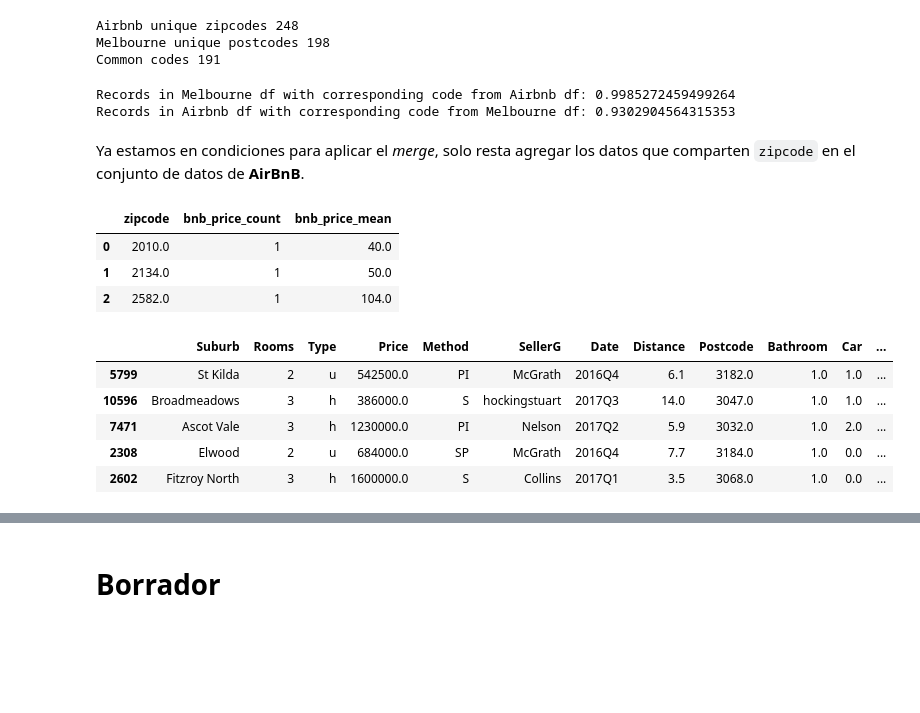
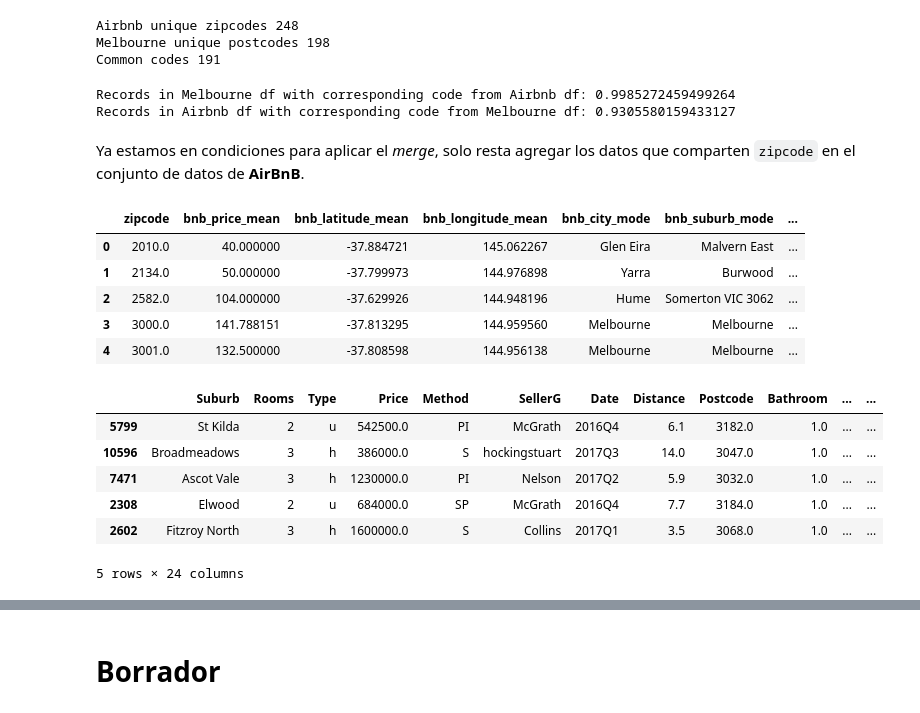
Before and after one commit to mgobbi289/DiploDatos, a Jupyter notebook: AnalisisyCuracion/Entregable_Parte_1.ipynb, the cells around one changed output, grey strips where cells are left out. Saved outputs shown, nothing was run; the diff lists cells and outputs as text; code cells hidden in the pictures; blank space fills up the shorter version.

```diff
--- a/AnalisisyCuracion/Entregable_Parte_1.ipynb
+++ b/AnalisisyCuracion/Entregable_Parte_1.ipynb
@@ -514,0 +548,3 @@ bnb_df = airbnb_df.copy()
+# %%
+# Eliminamos los outliers de ambos extremos de la distribución
+bnb_df = clean_outliers(bnb_df, 'price')
@@ -544,0 +650,2 @@ De las **13** columnas, solo se analizaron **4**...
+# %%
+bnb_df = bnb_df.drop(['street', 'state'], axis=1)
@@ -571,34 +694,53 @@ print(f'Records in Melbourne df with corresponding code from Airbnb df: {pMelbou
 print(f'Records in Airbnb df with corresponding code from Melbourne df: {pAirbnb}')
 # %% [output]
 Records in Melbourne df with corresponding code from Airbnb df: 0.9985272459499264
-Records in Airbnb df with corresponding code from Melbourne df: 0.9302904564315353
+Records in Airbnb df with corresponding code from Melbourne df: 0.9305580159433127
 # %% [markdown]
 Ya estamos en condiciones para aplicar el *merge*, solo resta agregar los datos que comparten `zipcode` en el conjunto de datos de **AirBnB**.
 # %%
-relevant_cols = ['price', 'zipcode']
+relevant_cols = ['price', 'zipcode', 'latitude', 'longitude', 'city', 'suburb', 'neighborhood']
+# %%
+def agg_mode(series):
+    """
+    Cada entrada en el DS de AirBnB, tendrá algunas variables categóricas.
+    Por cada agrupamiento de categorías, calcularemos su respectiva moda.
+    """
+    mode_df = series.mode()
+    if mode_df.empty:
+        # No hay valores, deberemos imputar más adelante.
+        return numpy.nan
+    # De manera arbitraria, tomamos solo una de las modas.
+    return mode_df.head(1)
 # %%
-price_by_zipcode = bnb_df[relevant_cols].groupby('zipcode')\
-    .agg(bnb_price_count=('price', 'count'),
-         bnb_price_mean=('price', 'mean'))\
+bnb_by_zipcode = bnb_df[relevant_cols].groupby('zipcode')\
+    .agg(bnb_price_mean=('price', 'mean'),
+         bnb_latitude_mean=('latitude', 'mean'),
+         bnb_longitude_mean=('longitude', 'mean'),
+         bnb_city_mode=('city', agg_mode),
+         bnb_suburb_mode=('suburb', agg_mode),
+         bnb_neighborhood_mode=('neighborhood', agg_mode))\
     .reset_index()
 
-price_by_zipcode.head(3)
+bnb_by_zipcode.head(5)
 # %% [output]
-|  | zipcode | bnb_price_count | bnb_price_mean |
-| 0 | 2010.0 | 1 | 40.0 |
-| 1 | 2134.0 | 1 | 50.0 |
-| 2 | 2582.0 | 1 | 104.0 |
+|  | zipcode | bnb_price_mean | bnb_latitude_mean | bnb_longitude_mean | bnb_city_mode | bnb_suburb_mode | ... |
+| 0 | 2010.0 | 40.000000 | -37.884721 | 145.062267 | Glen Eira | Malvern East | ... |
+| 1 | 2134.0 | 50.000000 | -37.799973 | 144.976898 | Yarra | Burwood | ... |
+| 2 | 2582.0 | 104.000000 | -37.629926 | 144.948196 | Hume | Somerton VIC 3062 | ... |
+| 3 | 3000.0 | 141.788151 | -37.813295 | 144.959560 | Melbourne | Melbourne | ... |
+| 4 | 3001.0 | 132.500000 | -37.808598 | 144.956138 | Melbourne | Melbourne | ... |
 # %%
-merged_df = df.merge(price_by_zipcode, how='left', left_on='Postcode', right_on='zipcode')
+merged_df = df.merge(bnb_by_zipcode, how='left', left_on='Postcode', right_on='zipcode')
 
 merged_df.sample(5, random_state=123)
 # %% [output]
-|  | Suburb | Rooms | Type | Price | Method | SellerG | Date | Distance | Postcode | Bathroom | Car | ... |
-| 5799 | St Kilda | 2 | u | 542500.0 | PI | McGrath | 2016Q4 | 6.1 | 3182.0 | 1.0 | 1.0 | ... |
-| 10596 | Broadmeadows | 3 | h | 386000.0 | S | hockingstuart | 2017Q3 | 14.0 | 3047.0 | 1.0 | 1.0 | ... |
-| 7471 | Ascot Vale | 3 | h | 1230000.0 | PI | Nelson | 2017Q2 | 5.9 | 3032.0 | 1.0 | 2.0 | ... |
-| 2308 | Elwood | 2 | u | 684000.0 | SP | McGrath | 2016Q4 | 7.7 | 3184.0 | 1.0 | 0.0 | ... |
-| 2602 | Fitzroy North | 3 | h | 1600000.0 | S | Collins | 2017Q1 | 3.5 | 3068.0 | 1.0 | 0.0 | ... |
+|  | Suburb | Rooms | Type | Price | Method | SellerG | Date | Distance | Postcode | Bathroom | ... | ... |
+| 5799 | St Kilda | 2 | u | 542500.0 | PI | McGrath | 2016Q4 | 6.1 | 3182.0 | 1.0 | ... | ... |
+| 10596 | Broadmeadows | 3 | h | 386000.0 | S | hockingstuart | 2017Q3 | 14.0 | 3047.0 | 1.0 | ... | ... |
+| 7471 | Ascot Vale | 3 | h | 1230000.0 | PI | Nelson | 2017Q2 | 5.9 | 3032.0 | 1.0 | ... | ... |
+| 2308 | Elwood | 2 | u | 684000.0 | SP | McGrath | 2016Q4 | 7.7 | 3184.0 | 1.0 | ... | ... |
+| 2602 | Fitzroy North | 3 | h | 1600000.0 | S | Collins | 2017Q1 | 3.5 | 3068.0 | 1.0 | ... | ... |
+5 rows × 24 columns
 # %%
 merged_df.shape
 # %% [output]
```
Also changed, not shown: parts of 24 cells of this notebook.
